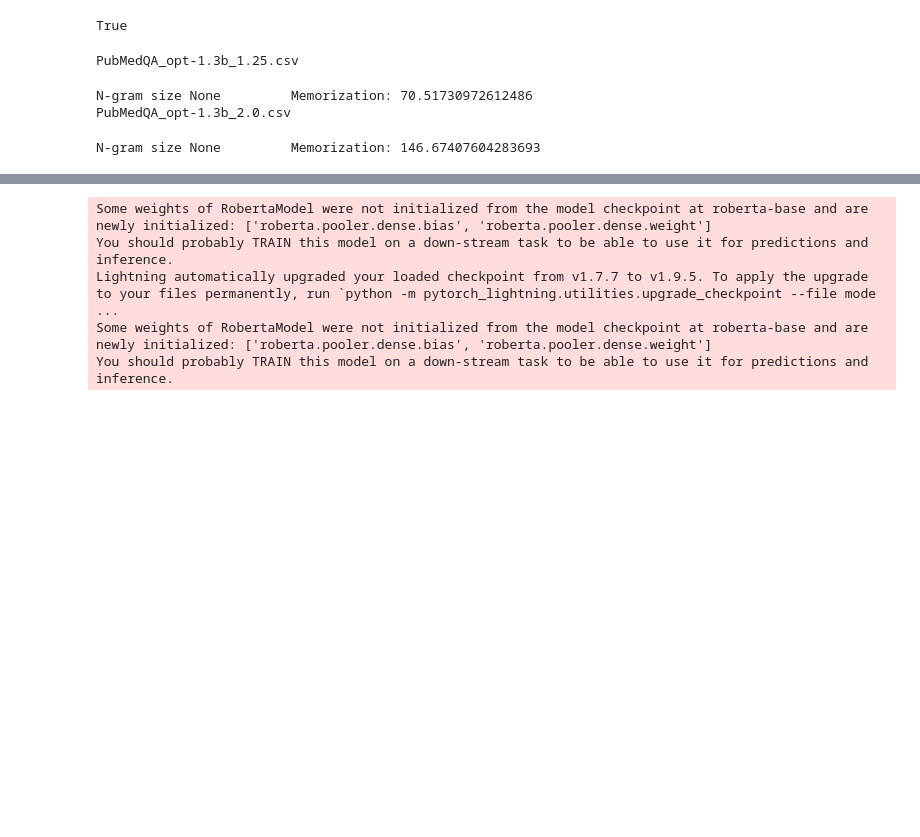
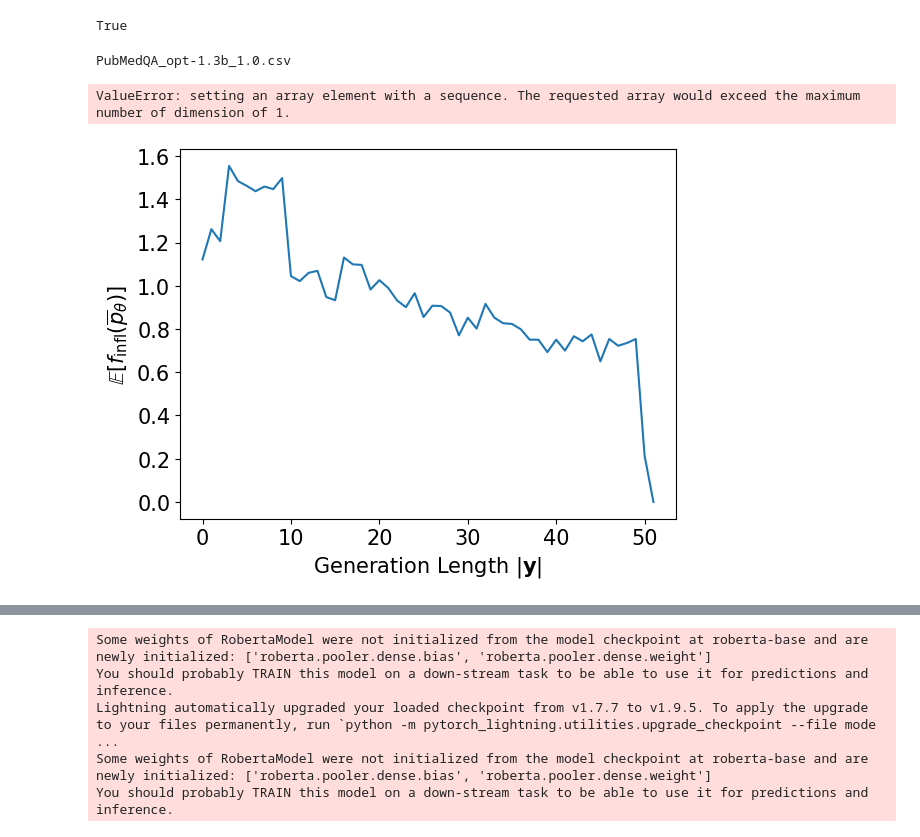
Before and after one commit to james-flemings/context_influence, a Jupyter notebook: experiments.ipynb, the cells around one changed output, grey strips where cells are left out. Saved outputs shown, nothing was run; the diff lists cells and outputs as text; code cells hidden in the pictures; blank space fills up the shorter version.

```diff
--- a/experiments.ipynb
+++ b/experiments.ipynb
@@ -454,11 +444,11 @@ temperature=0.8
 stop_token_ids = [tokenizer.eos_token_id,
                       tokenizer.pad_token_id,
                      ]
-lambds = [1.25, 2.0]
+lambds = [1.0]
 mean_vals = []
 
 batch_size = 32
-n_gram_size = None
+n_gram_size = 128
 temp=0.8
 
 for lambd in lambds:
@@ -494,7 +484,7 @@ for lambd in lambds:
     print(file_name)
 
     test_set = pretokenize(dataset_name, raw_test_set, tokenizer, max_input_length)
-    query_set = test_set.select(range(1000))
+    query_set = test_set.select(range(100))
 
     for data, response in tqdm(zip(query_set, predictions), total=len(query_set)):
         context_unaware_tokenized_input = tokenizer(template_empty_input(data, dataset_name), return_tensors="pt", padding=True)
@@ -529,7 +519,5 @@ for lambd in lambds:
     print(f"N-gram size {n_gram_size}\t Memorization: {np.nanmean(np.nansum(mem_vals, axis=1))}")
     mean_vals.append(np.nanmean(np.nansum(mem_vals, axis=1)))
 # %% [output]
-PubMedQA_opt-1.3b_1.25.csv
+PubMedQA_opt-1.3b_1.0.csv
-N-gram size None         Memorization: 70.51730972612486
-PubMedQA_opt-1.3b_2.0.csv
+ValueError: setting an array element with a sequence. The requested array would exceed the maximum number of dimension of 1.
-N-gram size None         Memorization: 146.67407604283693
@@ -536,3 +530,16 @@ N-gram size None         Memorization: 146.67407604283693
+# %%
+import matplotlib.pyplot as plt
+
+end = mem_vals.shape[1]
+
+plt.plot(np.arange(0, end), np.nanmean(mem_vals, axis=0))
+plt.ylabel(r"$\mathbb{E}[f_{\text{infl}}(\overline{p}_\theta)]$", fontsize=15)
+plt.xlabel(r'Generation Length $|\mathbf{y}|$', fontsize=15)
+plt.xticks(fontsize=15)
+plt.yticks(fontsize=15)
+plt.savefig("gen_len_analysis.pdf", bbox_inches="tight")
+# %% [output]
+[figure, added]
 # %%
 import matplotlib.pyplot as plt
 
```
Also changed, not shown: parts of 3 cells of this notebook, 3 other files.
